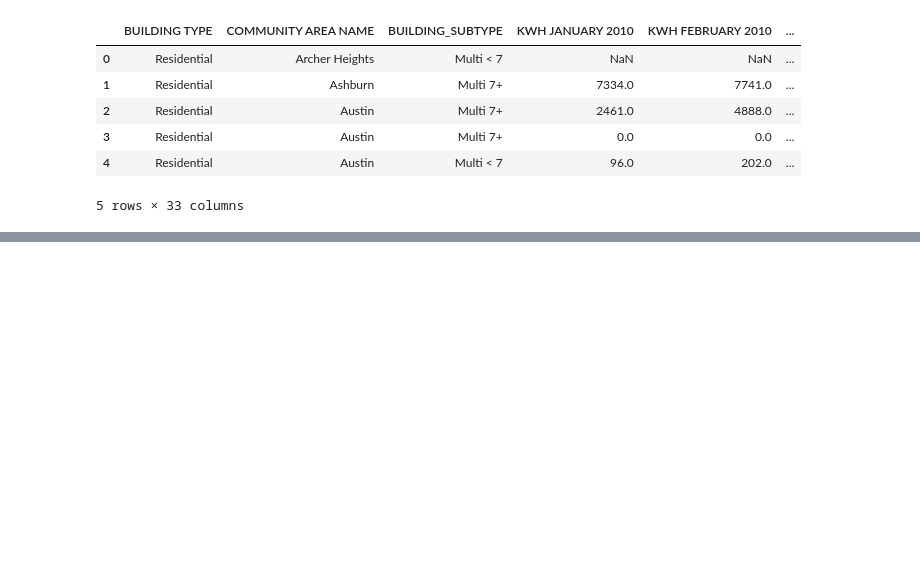
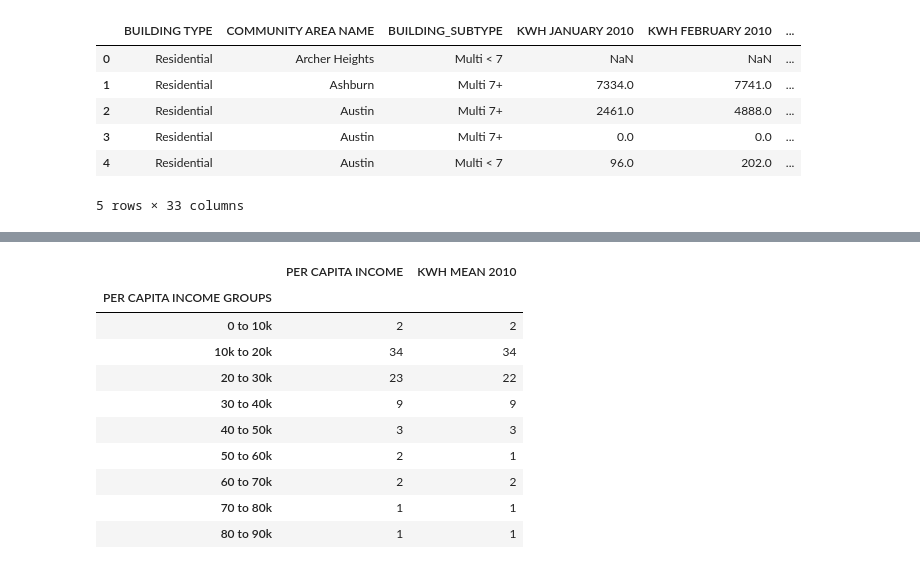
Before and after one commit to oimartin/Chicago_Energy, a Jupyter notebook: Energy_combined_with_community_income_data.ipynb, the cells around one changed output, grey strips where cells are left out. Saved outputs shown, nothing was run; the diff lists cells and outputs as text; code cells hidden in the pictures; blank space fills up the shorter version.

```diff
--- a/Energy_combined_with_community_income_data.ipynb
+++ b/Energy_combined_with_community_income_data.ipynb
@@ -197,0 +125,6 @@ kwh_mean_df['COMMUNITY AREA NAME'].value_counts()
+# %%
+# Merge per capita income data from income_df to kwh_mean_df
+income_kwh_mean = income_df.merge(kwh_mean_df, how='outer', on='COMMUNITY AREA NAME')
+
+# Check merged income_kwh_mean
+income_kwh_mean.head()
@@ -197,0 +138,6 @@ kwh_mean_df['COMMUNITY AREA NAME'].value_counts()
+# %%
+# Group income_kwh_mean by 'COMMUNITY AREA NAME'
+grp_income_kwh_mean = income_kwh_mean.groupby('COMMUNITY AREA NAME').mean()
+
+# Check grouped DataFrame, income_kwh_mean
+grp_income_kwh_mean.head()
@@ -197,0 +173,15 @@ kwh_mean_df['COMMUNITY AREA NAME'].value_counts()
+# %%
+# Create bins to group results into per capita income brackets
+bins = [0, 10000, 20000, 30000, 40000, 50000, 60000, 70000, 80000, 90000]
+
+# Create names for the bins
+incomes = ["0 to 10k", "10k to 20k", "20 to 30k", "30 to 40k",
+           "40 to 50k", "50 to 60k", "60 to 70k", "70 to 80k",
+           "80 to 90k"]
+# %%
+# Slice grp_income_kwh_mea and place it into bins
+# Place data series into a new column inside of grp_income_kwh_mean
+grp_income_kwh_mean['PER CAPITA INCOME GROUPS'] = pd.cut(grp_income_kwh_mean["PER CAPITA INCOME"], bins, labels=incomes)
+
+# Check grp_income_kwh_mean with added per capita income groups
+grp_income_kwh_mean['KWH MEAN 2010'].describe()
@@ -197,0 +219,17 @@ kwh_mean_df['COMMUNITY AREA NAME'].value_counts()
+# %%
+# Check count per income bracket
+count_per_capita_income = grp_income_kwh_mean.groupby("PER CAPITA INCOME GROUPS").count()
+
+count_per_capita_income
+# %% [output]
+|  | PER CAPITA INCOME | KWH MEAN 2010 |
+| PER CAPITA INCOME GROUPS |  |  |
+| 0 to 10k | 2 | 2 |
+| 10k to 20k | 34 | 34 |
+| 20 to 30k | 23 | 22 |
+| 30 to 40k | 9 | 9 |
+| 40 to 50k | 3 | 3 |
+| 50 to 60k | 2 | 1 |
+| 60 to 70k | 2 | 2 |
+| 70 to 80k | 1 | 1 |
+| 80 to 90k | 1 | 1 |
```
Also changed, not shown: parts of 15 cells of this notebook, 4 other files.
